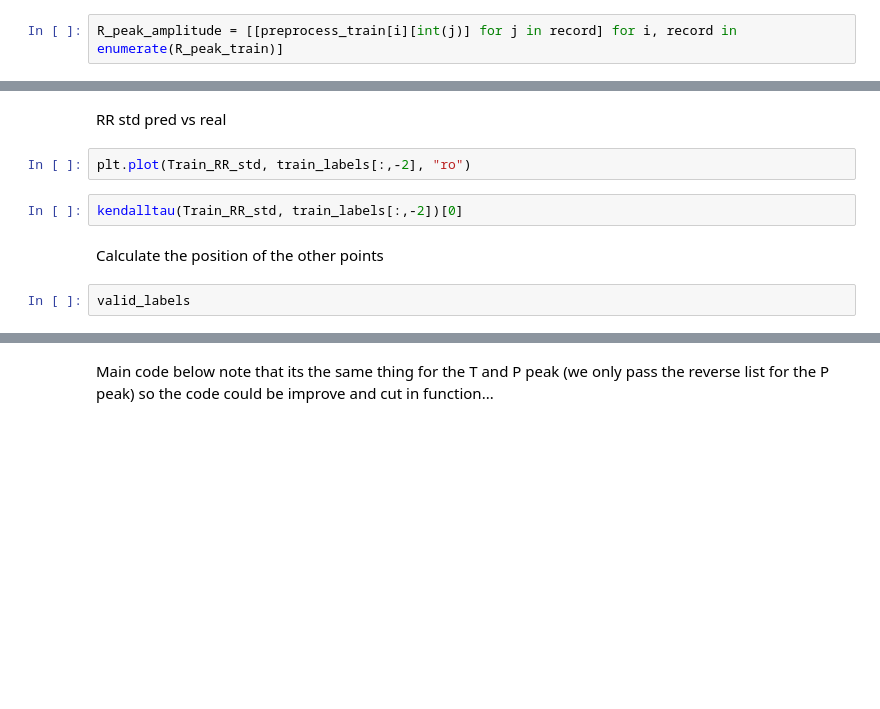
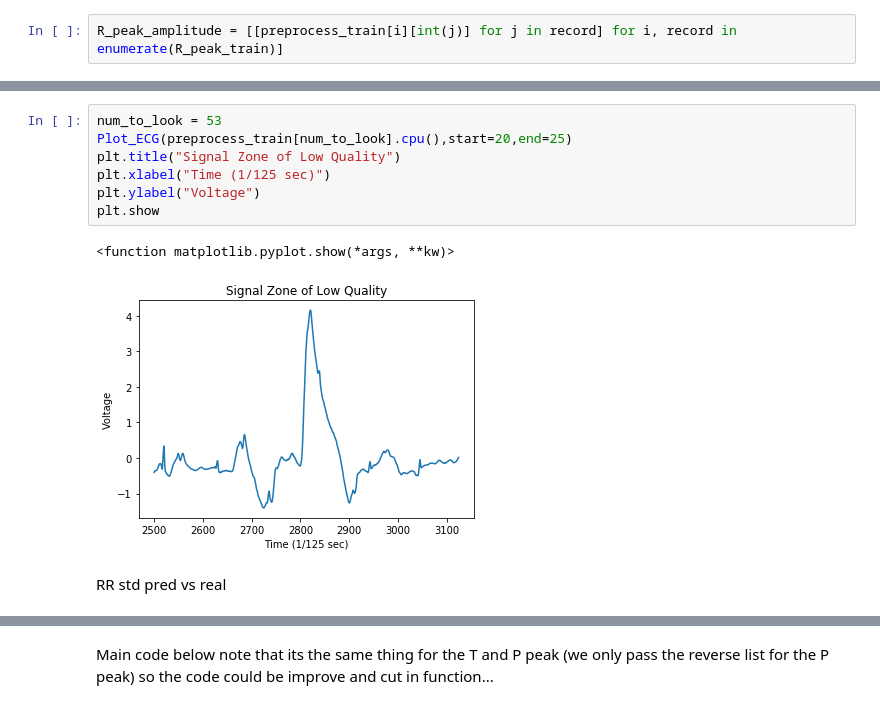
Before and after one commit to eeishaan/ift6759-block1, a Jupyter notebook: experiment/working_file.ipynb, the cells around one changed output, grey strips where cells are left out. Drawn from its saved outputs; the diff is of its cells as text; blank space fills up the shorter version.

```diff
--- a/experiment/working_file.ipynb
+++ b/experiment/working_file.ipynb
@@ -785,10 +783,12 @@ Plot_ECG(preprocess_train[num_to_look].cpu(),start=0,end=30)
+# %%
+num_to_look = 53
+Plot_ECG(preprocess_train[num_to_look].cpu(),start=20,end=25)
+plt.title("Signal Zone of Low Quality")
+plt.xlabel("Time (1/125 sec)")
+plt.ylabel("Voltage")
+plt.show
+# %% [output]
+<function matplotlib.pyplot.show(*args, **kw)>
+[figure, added]
 # %% [markdown]
 RR std pred vs real
-# %%
-plt.plot(Train_RR_std, train_labels[:,-2], "ro")
-# %%
-kendalltau(Train_RR_std, train_labels[:,-2])[0]
-# %% [markdown]
-Calculate the position of the other points
-# %%
-valid_labels
```
Also changed, not shown: parts of 38 cells of this notebook.
